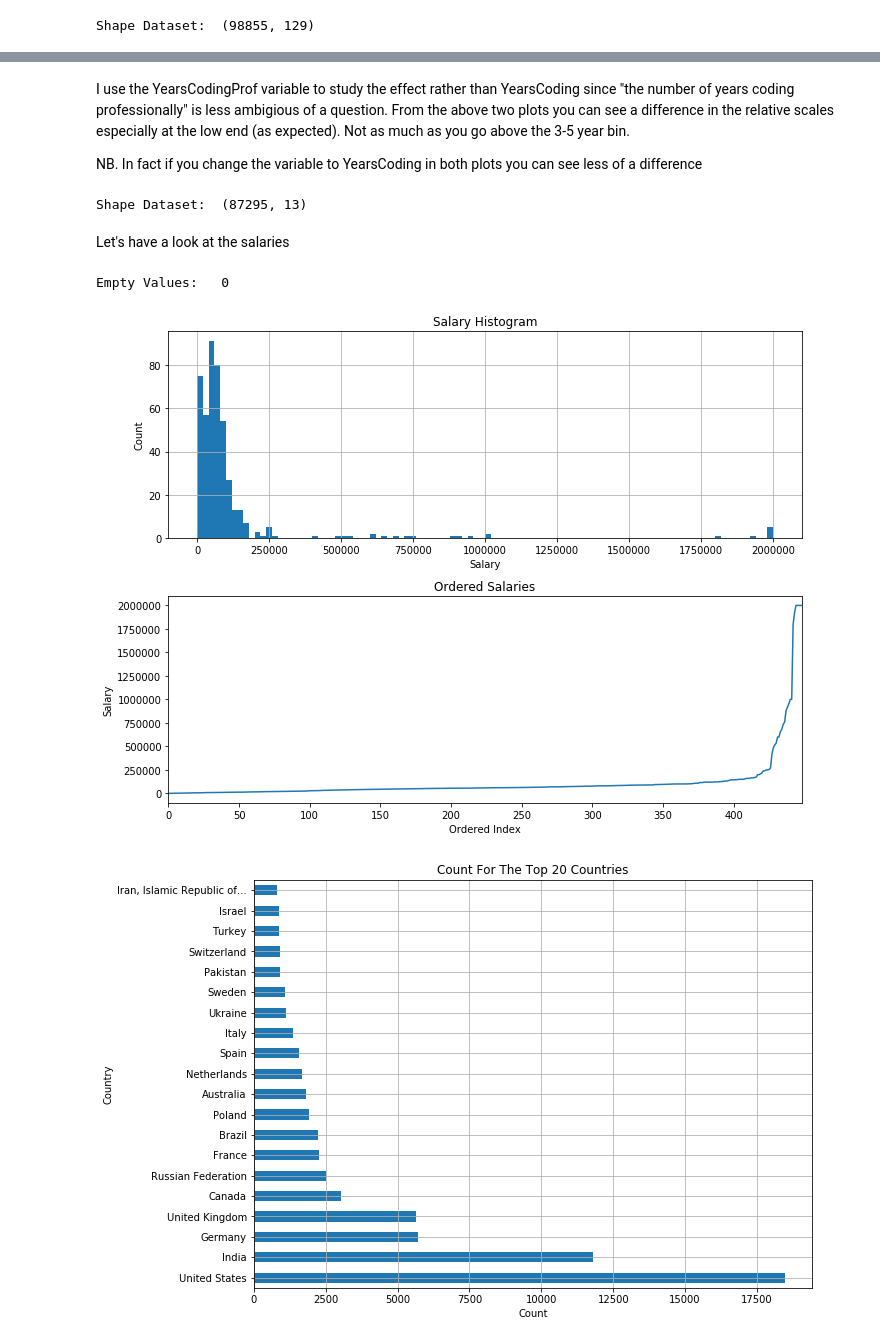
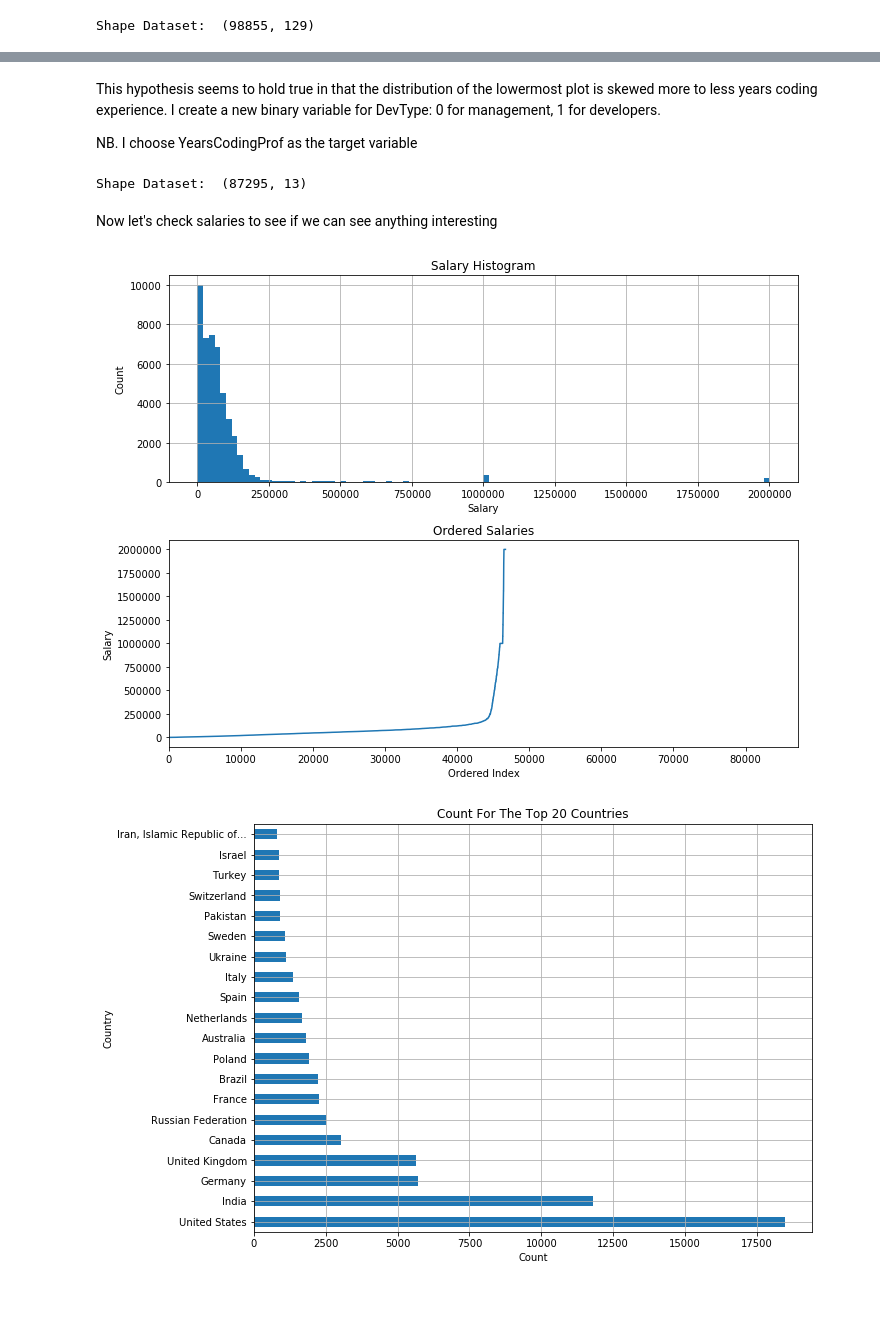
Before and after one commit to sigamani/survey, a Jupyter notebook: section1.ipynb, the cells around one changed output, grey strips where cells are left out. Drawn from its saved outputs; the diff is of its cells as text; code cells hidden in the pictures; blank space fills up the shorter version.

```diff
--- a/section1.ipynb
+++ b/section1.ipynb
@@ -5,7 +5,7 @@ import matplotlib.pyplot as plt
 # %% [markdown]
 # Exploration of dataset
 # %%
-df = pd.read_csv('/Users/michaelsigamani/Downloads/stack-overflow-2018-developer-survey/survey_results_public.csv', low_memory=False)
+df = pd.read_csv('data/survey_results_public.csv', low_memory=False)
 print(f'Shape Dataset:\t{df.shape}')
 # %% [output]
 Shape Dataset:  (98855, 129)
@@ -76,7 +78,7 @@ plt.show()
-# %% [markdown]
-I use the YearsCodingProf variable to study the effect rather than YearsCoding since "the number of years coding professionally" is less ambigious of a question. From the above two plots you can see a difference in the relative scales especially at the low end (as expected). Not as much as you go above the 3-5 year bin.
-
-NB. In fact if you change the variable to YearsCoding in both plots you can see less of a difference
+# %% [markdown]
+This hypothesis seems to hold true in that the distribution of the lowermost plot is skewed more to less years coding experience. I create a new binary variable for DevType: 0 for management, 1 for developers.
+
+NB. I choose YearsCodingProf as the target variable
 # %%
 # Add new binary variable for management and developer instead of DevType
 df = df.drop('DevType', axis=1)
@@ -88,33 +90,29 @@ df2 = pd.concat([df, df_dev], axis=0)
 print(f'Shape Dataset:\t{df2.shape}')
 # %% [output]
 Shape Dataset:  (87295, 13)
-# %% [markdown]
-Let's have a look at the salaries
+# %% [markdown]
+Now let's check salaries to see if we can see anything interesting
 # %%
-# Empty values
-print('Empty Values:\t{}'.format(df['YearsCoding'].isna().sum()))
-
 # Create subplots
 fig, axarr = plt.subplots(2, figsize=(10,7.5))
 
 # Create histogram
-df['ConvertedSalary'].hist(bins=100, ax=axarr[0])
+df2['ConvertedSalary'].hist(bins=100, ax=axarr[0])
 axarr[0].set_title('Salary Histogram')
 axarr[0].set_xlabel('Salary')
 axarr[0].set_ylabel('Count')
 
 # Create sorted plot
-df['ConvertedSalary'].sort_values().reset_index(drop=True).plot(ax=axarr[1])
+df2['ConvertedSalary'].sort_values().reset_index(drop=True).plot(ax=axarr[1])
 axarr[1].set_title('Ordered Salaries')
 axarr[1].set_xlabel('Ordered Index')
 axarr[1].set_ylabel('Salary')
 
 
 plt.tight_layout()
 plt.show()
 # %% [output]
-Empty Values:   0
-[figure, old version]
+[figure, new version]
 # %%
 """Check the breakdown of the home
 country of the respondents. Limit to the top 20"""
```
Also changed, not shown: parts of 26 cells of this notebook.
